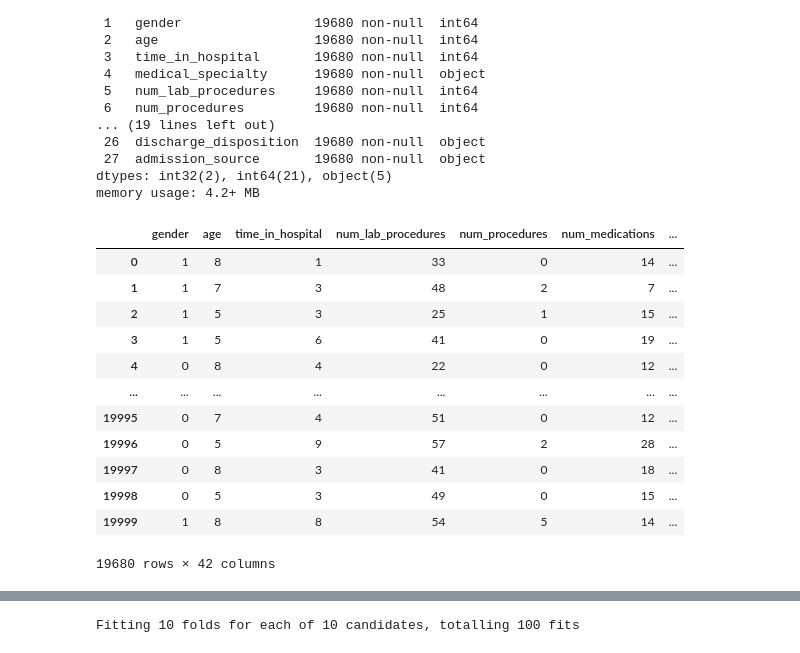
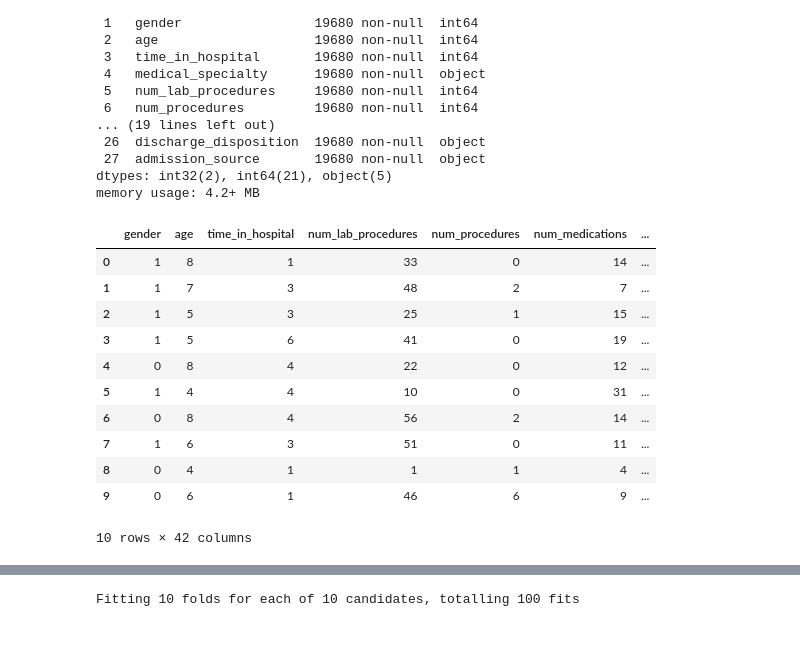
Before and after one commit to johnmarquess/IFN509, a Jupyter notebook: Assignment 2/regression.ipynb, the cells around one changed output, grey strips where cells are left out. Saved outputs shown, nothing was run; the diff lists cells and outputs as text; code cells hidden in the pictures.

```diff
--- a/Assignment 2/regression.ipynb
+++ b/Assignment 2/regression.ipynb
@@ -48,21 +48,20 @@ X['age'] = label_encoder.fit_transform(X['age'])
 # %%
 X = pd.get_dummies(X, columns=categorical_columns, dtype=int)
 # %%
-X
+X.head(10)
 # %% [output]
 |  | gender | age | time_in_hospital | num_lab_procedures | num_procedures | num_medications | ... |
 | 0 | 1 | 8 | 1 | 33 | 0 | 14 | ... |
 | 1 | 1 | 7 | 3 | 48 | 2 | 7 | ... |
 | 2 | 1 | 5 | 3 | 25 | 1 | 15 | ... |
 | 3 | 1 | 5 | 6 | 41 | 0 | 19 | ... |
 | 4 | 0 | 8 | 4 | 22 | 0 | 12 | ... |
-| ... | ... | ... | ... | ... | ... | ... | ... |
-| 19995 | 0 | 7 | 4 | 51 | 0 | 12 | ... |
-| 19996 | 0 | 5 | 9 | 57 | 2 | 28 | ... |
-| 19997 | 0 | 8 | 3 | 41 | 0 | 18 | ... |
-| 19998 | 0 | 5 | 3 | 49 | 0 | 15 | ... |
-| 19999 | 1 | 8 | 8 | 54 | 5 | 14 | ... |
+| 5 | 1 | 4 | 4 | 10 | 0 | 31 | ... |
+| 6 | 0 | 8 | 4 | 56 | 2 | 14 | ... |
+| 7 | 1 | 6 | 3 | 51 | 0 | 11 | ... |
+| 8 | 0 | 4 | 1 | 1 | 1 | 4 | ... |
+| 9 | 0 | 6 | 1 | 46 | 6 | 9 | ... |
-19680 rows × 42 columns
+10 rows × 42 columns
 # %%
 scaler = StandardScaler()
 X[numerical_columns] = scaler.fit_transform(X[numerical_columns])
```
Also changed, not shown: parts of 23 cells of this notebook.
